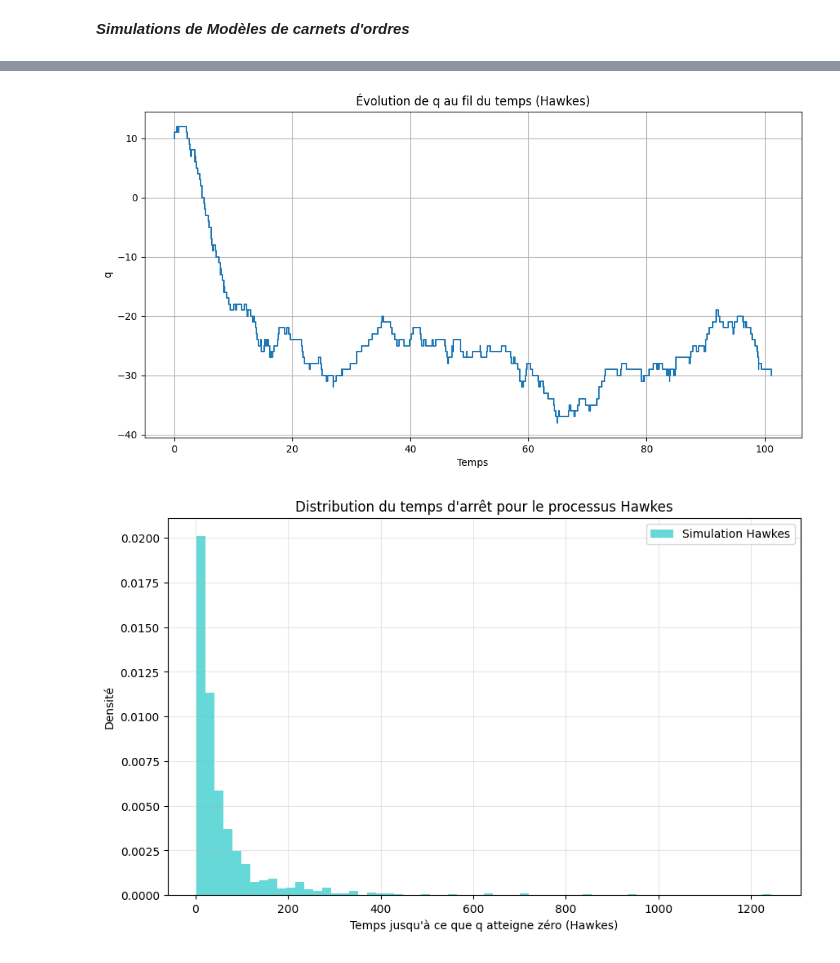
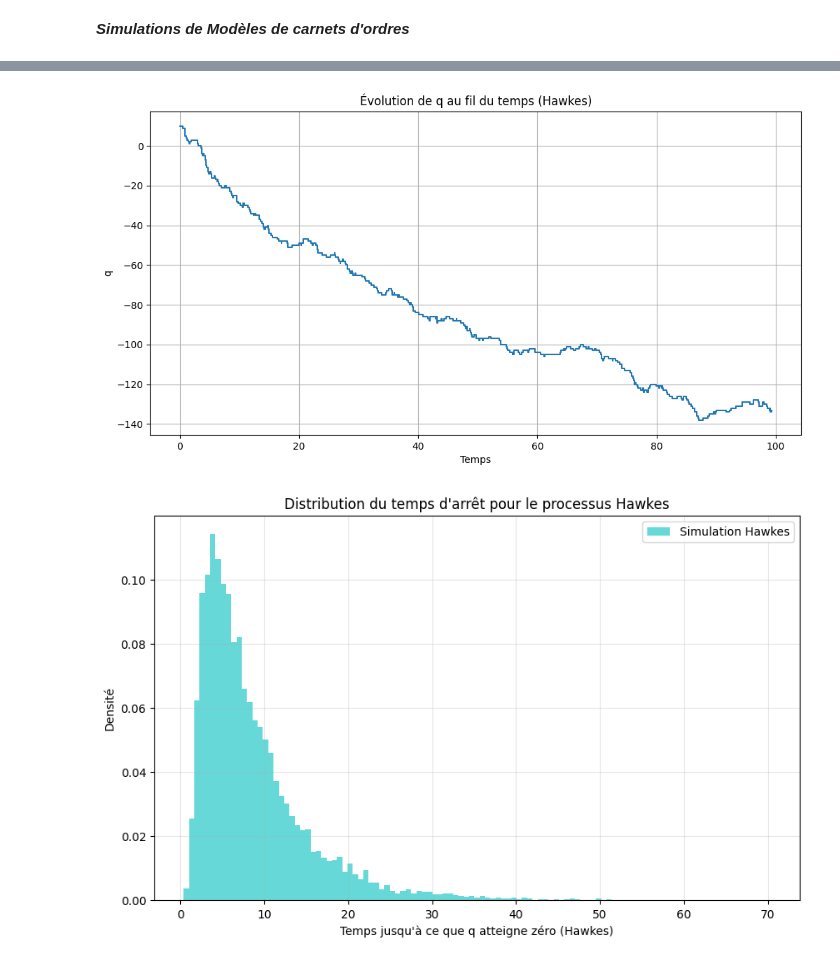
Before and after one commit to anassettahiri2004/Carnet-d-ordres-SNA, a Jupyter notebook: carnet_d_ordres.ipynb, the cells around one changed output, grey strips where cells are left out. Saved outputs shown, nothing was run; the diff lists cells and outputs as text; code cells hidden in the pictures.

```diff
--- a/carnet_d_ordres.ipynb
+++ b/carnet_d_ordres.ipynb
@@ -313,8 +295,9 @@ def hawkes_simulation(mu_minus, alpha, beta,lambda_plus = LAMBDA_PLUS, q_0 = Q_0
         time_to_next_event = np.random.exponential(1 / sup_lambda)
         t_prime = t + time_to_next_event
         lambda_pre = mu_minus + (lambda_minus_t - mu_minus) * np.exp(-beta * (t_prime - t_last))
-        lambda_pre = max(lambda_pre, 0)
-        if np.random.rand() < lambda_plus / sup_lambda:
+        lambda_eff = max(lambda_pre, 0)
+        U = np.random.rand()
+        if U < lambda_plus / sup_lambda:
             q += 1
             t = t_prime
             t_last = t
@@ -322,19 +305,18 @@ def hawkes_simulation(mu_minus, alpha, beta,lambda_plus = LAMBDA_PLUS, q_0 = Q_0
             times.append(t)
             q_values.append(q)
             lambda_minus_list.append(lambda_minus_t)
+        elif U < (lambda_eff+lambda_plus) / sup_lambda:
+            q -= 1
+            t = t_prime
+            t_last = t
+            lambda_minus_t = lambda_pre + alpha
+            times.append(t)
+            q_values.append(q)
+            lambda_minus_list.append(lambda_minus_t)
         else:
-            if np.random.rand() < lambda_pre / sup_lambda:
-                q -= 1
-                t = t_prime
-                t_last = t
-                lambda_minus_t = lambda_pre + alpha
-                times.append(t)
-                q_values.append(q)
-                lambda_minus_list.append(lambda_minus_t)
-            else:
-                lambda_minus_t = lambda_pre
-                t_last = t_prime
-                t = t_prime
+            lambda_minus_t = lambda_pre
+            t_last = t_prime
+            t = t_prime
 
     return times, q_values, lambda_minus_list
 
@@ -350,7 +332,7 @@ def plot_hawkes_process(times, q_values):
 def distribution_of_stopping_times_hawkes(mu_minus, alpha, beta, lambda_plus=LAMBDA_PLUS, q_0=Q_0, num_simulations=1000):
     stopping_times = []
     for _ in range(num_simulations):
-        times, _, _ = hawkes_simulation(mu_minus, alpha, beta, lambda_plus, q_0=q_0, stopping_condition=lambda q,t: q < 0)
+        times, _, _ = hawkes_simulation(mu_minus, alpha, beta, lambda_plus, q_0=q_0, stopping_condition=lambda q,t: q == 0)
         stopping_times.append(times[-1])
     plt.figure(figsize=(10, 6))
     plt.hist(stopping_times, bins='auto', density=True, alpha=0.6, color='c', label='Simulation Hawkes')
@@ -375,9 +357,12 @@ def distribution_last_lambda_minus(T=T, num_simulations=1000, mu_minus=2, alpha=
     last_lambda_minus_values = []
     for _ in range(num_simulations):
         times, _, lambda_minus_list = hawkes_simulation(mu_minus, alpha, beta, lambda_plus, q_0=q_0, stopping_condition=lambda q,t: t > T)
-        last_lambda_minus_values.append(lambda_minus_list[-1])
+        times_arr = np.array(times)
+        idx = np.searchsorted(times_arr, T, side='right') - 1
+        lambda_at_T = mu_minus + (lambda_minus_list[idx] - mu_minus) * np.exp(-beta * (T - times[idx]))
+        last_lambda_minus_values.append(lambda_at_T)
     plt.figure(figsize=(10, 6))
-    plt.hist(last_lambda_minus_values, bins=30, density=True, alpha=0.6, color='m', label='Simulation Hawkes')
+    plt.hist(last_lambda_minus_values, bins='auto', density=True, alpha=0.6, color='m', label='Simulation Hawkes')
     plt.xlabel("Valeur de λ⁻ à l'instant T")
     plt.ylabel('Densité')
     plt.title("Distribution de λ⁻ à l'instant T pour le processus Hawkes")
@@ -388,10 +373,10 @@ def distribution_last_lambda_minus(T=T, num_simulations=1000, mu_minus=2, alpha=
 # %%
 times, q_values, lambda_minus_list = hawkes_simulation(mu_minus=2, alpha=0.5, beta=1, lambda_plus=LAMBDA_PLUS, q_0=Q_0, stopping_condition=lambda q,t: t > T)
 plot_hawkes_process(times, q_values)
-distribution_of_stopping_times_hawkes (mu_minus=2, alpha=0.5, beta=1, num_simulations=1000)
+distribution_of_stopping_times_hawkes (mu_minus=2, alpha=0.5, beta=1, num_simulations=10000)
 # %% [output]
-[figure, old version]
+[figure, new version]
-[figure, old version]
+[figure, new version]
 # %%
 plot_lambda_minus_over_time(times, lambda_minus_list)
 distribution_last_lambda_minus(T=1000, num_simulations=1000, mu_minus=2, alpha=0.5, beta=1, lambda_plus=LAMBDA_PLUS, q_0=Q_0)
```
Also changed, not shown: parts of 16 cells of this notebook.
